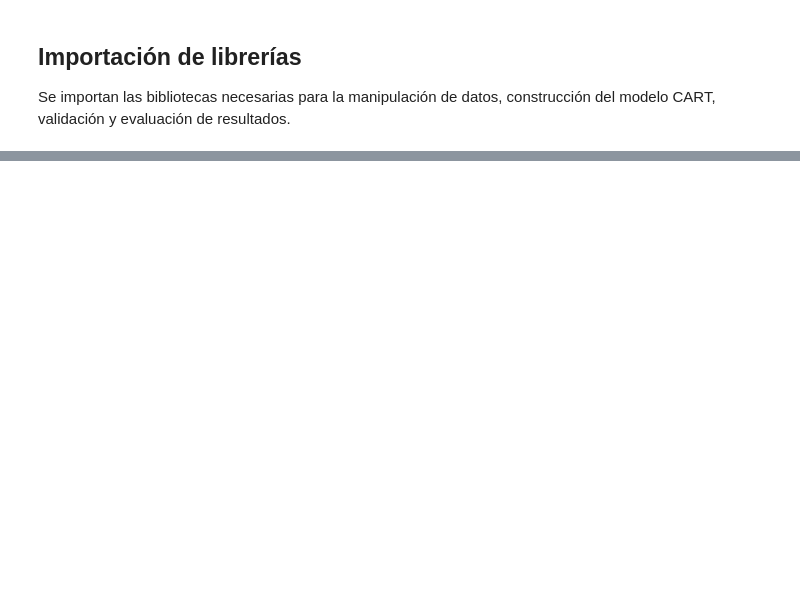
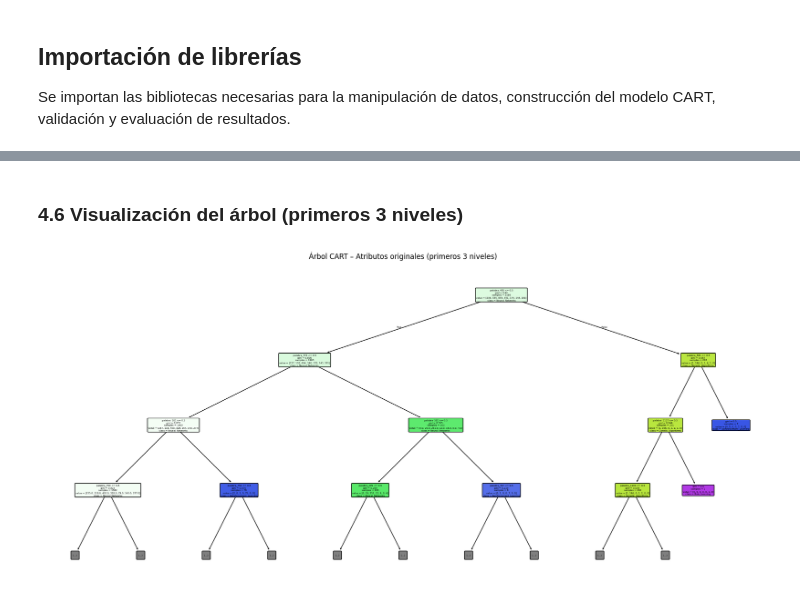
Before and after one commit to enriquepc004/ia-aprendizaje-relacional, a Jupyter notebook: notebooks/04_cart.ipynb, the cells around one changed output, grey strips where cells are left out. Cells and saved outputs as stored; diff of their text form; code cells hidden in the pictures; blank space fills up the shorter version.

```diff
--- a/notebooks/04_cart.ipynb
+++ b/notebooks/04_cart.ipynb
@@ -448,0 +470,17 @@ Para interpretar el comportamiento del modelo, se muestra el árbol de decisión
+# %% [markdown]
+### 4.6 Visualización del árbol (primeros 3 niveles)
+# %%
+plt.figure(figsize=(22, 10))
+plot_tree(
+    mejor_cart_palabras,
+    feature_names=list(X_train_palabras.columns),
+    class_names=mejor_cart_palabras.classes_,
+    filled=True,
+    rounded=True,
+    max_depth=3
+)
+plt.title("Árbol CART – Atributos originales (primeros 3 niveles)")
+plt.savefig("../reports/arbol_cart_palabras.png", dpi=150)
+plt.show()
+# %% [output]
+[figure, added]
```
Also changed, not shown: parts of 101 cells of this notebook, 16 other files.
